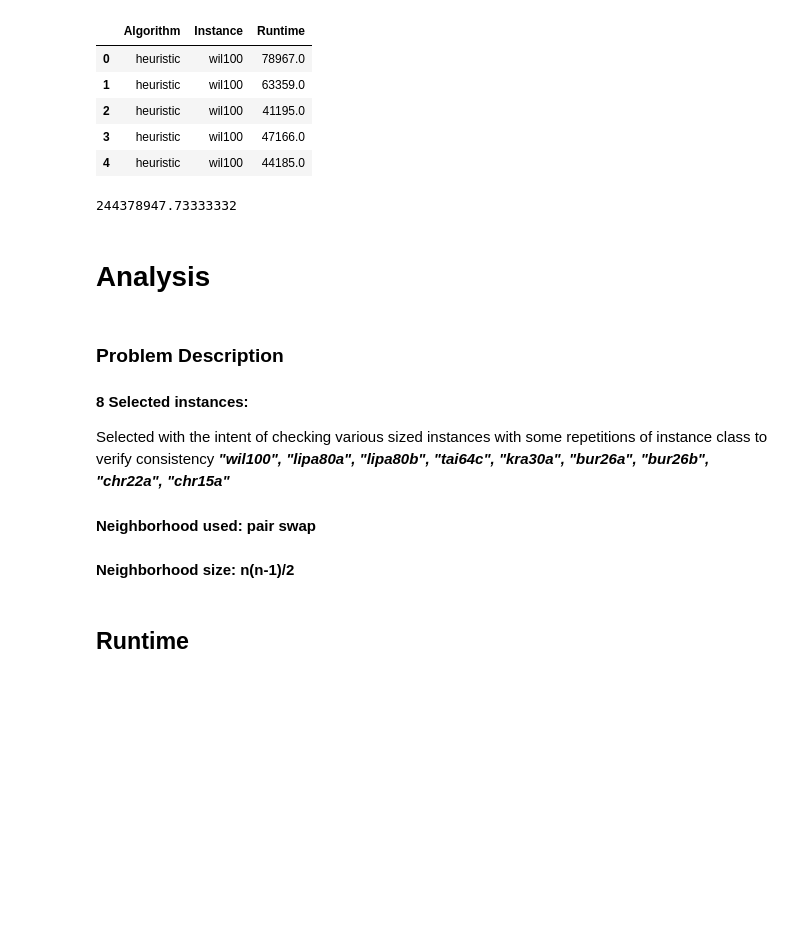
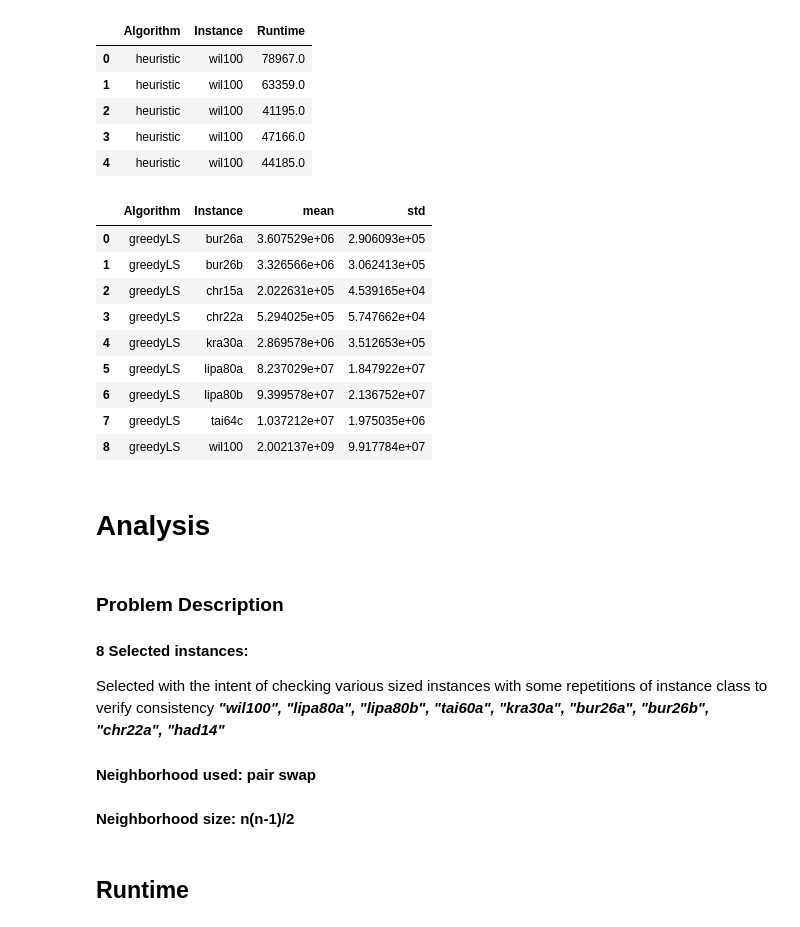
Before and after one commit to MatTheTab/Biologically_Inspired_Algorithms, a Jupyter notebook: LS_Results.ipynb, the cells around one changed output. Saved outputs shown, nothing was run; the diff lists cells and outputs as text; code cells hidden in the pictures; blank space fills up the shorter version.

```diff
--- a/LS_Results.ipynb
+++ b/LS_Results.ipynb
@@ -156,9 +156,18 @@ df_runtime.head()
 | 3 | heuristic | wil100 | 47166.0 |
 | 4 | heuristic | wil100 | 44185.0 |
 # %%
-df_runtime[df_runtime.Algorithm == "greedyLS"].Runtime.mean()
+df_runtime[df_runtime.Algorithm == "greedyLS"].groupby(["Algorithm", "Instance"])["Runtime"].agg(["mean", "std"]).reset_index()
 # %% [output]
-244378947.73333332
+|  | Algorithm | Instance | mean | std |
+| 0 | greedyLS | bur26a | 3.607529e+06 | 2.906093e+05 |
+| 1 | greedyLS | bur26b | 3.326566e+06 | 3.062413e+05 |
+| 2 | greedyLS | chr15a | 2.022631e+05 | 4.539165e+04 |
+| 3 | greedyLS | chr22a | 5.294025e+05 | 5.747662e+04 |
+| 4 | greedyLS | kra30a | 2.869578e+06 | 3.512653e+05 |
+| 5 | greedyLS | lipa80a | 8.237029e+07 | 1.847922e+07 |
+| 6 | greedyLS | lipa80b | 9.399578e+07 | 2.136752e+07 |
+| 7 | greedyLS | tai64c | 1.037212e+07 | 1.975035e+06 |
+| 8 | greedyLS | wil100 | 2.002137e+09 | 9.917784e+07 |
 # %% [markdown]
 # Analysis
 # %% [markdown]
@@ -166,7 +175,7 @@ df_runtime[df_runtime.Algorithm == "greedyLS"].Runtime.mean()
 #### 8 Selected instances:
 
 Selected with the intent of checking various sized instances with some repetitions of instance class to verify consistency
-***"wil100", "lipa80a", "lipa80b", "tai64c", "kra30a", "bur26a", "bur26b", "chr22a", "chr15a"***
+***"wil100", "lipa80a", "lipa80b", "tai60a", "kra30a", "bur26a", "bur26b", "chr22a", "had14"***
 
 #### Neighborhood used: pair swap
 #### Neighborhood size: n(n-1)/2
```
Also changed, not shown: parts of 4 cells of this notebook, 1 other file.
